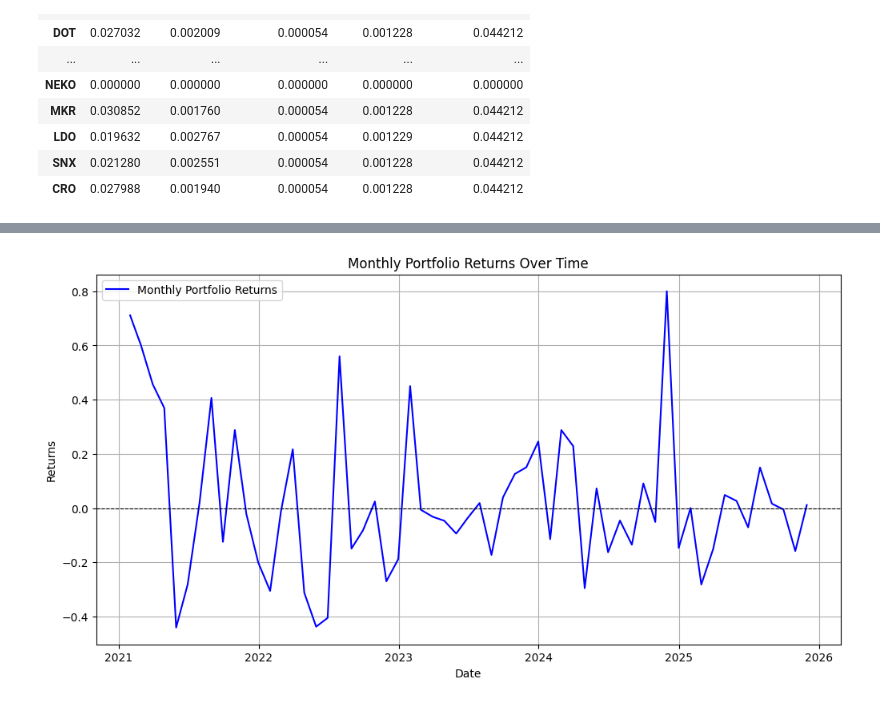
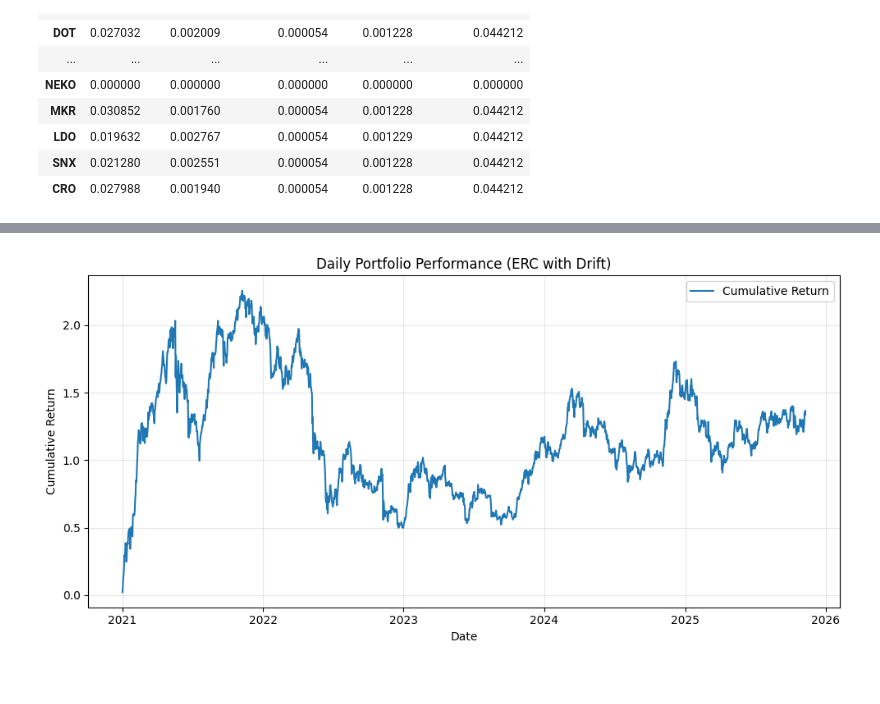
Before and after one commit to xiaohai12/quantitative-risk-management---ERC-portfolio, a Jupyter notebook: ERC_crypto.ipynb, the cells around one changed output, grey strips where cells are left out. Drawn from its saved outputs; the diff is of its cells as text; code cells hidden in the pictures.

Commit message:
fix daily return

```diff
--- a/ERC_crypto.ipynb
+++ b/ERC_crypto.ipynb
@@ -344,16 +421,12 @@ rc_dfs[2]
 # %%
-# After computing monthly_portfolio_returns
-portfolio_monthly = pd.concat(monthly_portfolio_returns).sort_index()
-
-# Plotting the portfolio returns
-plt.figure(figsize=(12, 6))
-plt.plot(portfolio_monthly.index, portfolio_monthly, label='Monthly Portfolio Returns', color='blue')
-plt.title('Monthly Portfolio Returns Over Time')
-plt.xlabel('Date')
-plt.ylabel('Returns')
-plt.axhline(0, color='black', linewidth=0.8, linestyle='--')  # Add a horizontal line at y=0
+plt.figure(figsize=(10, 5))
+plt.plot(daily_portfolio.index, daily_portfolio.cumsum(), label="Cumulative Return")
+plt.title("Daily Portfolio Performance (ERC with Drift)")
+plt.xlabel("Date")
+plt.ylabel("Cumulative Return")
+plt.grid(True, alpha=0.3)
 plt.legend()
-plt.grid()
+plt.tight_layout()
 plt.show()
 # %% [output]
-[figure, old version]
+[figure, new version]
```
Also changed, not shown: parts of 4 cells of this notebook.
